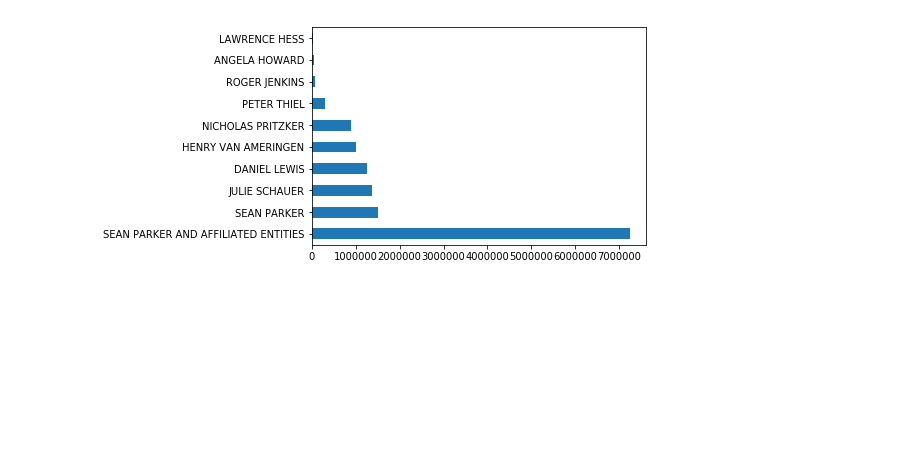
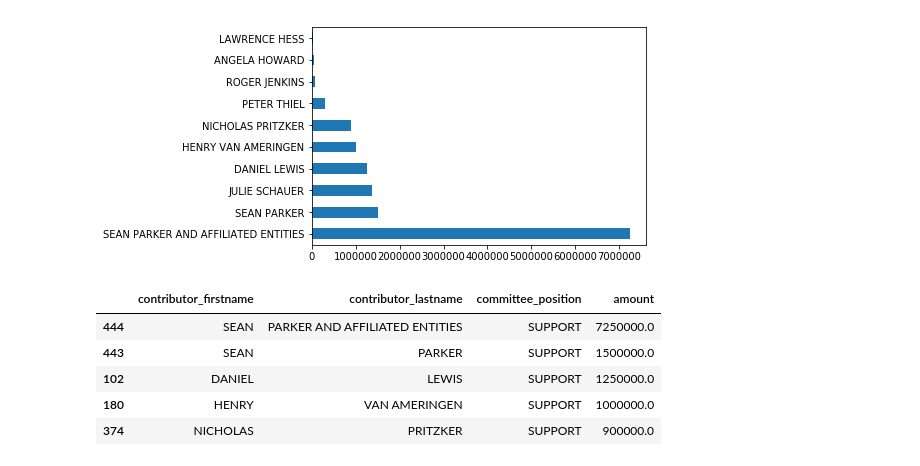
Before and after one commit to maciejszulc/first-python-notebook, a Jupyter notebook: Data_Cal_Access.ipynb, the cells around one changed output. Cells and saved outputs as stored; diff of their text form; code cells hidden in the pictures; blank space fills up the shorter version.

```diff
--- a/Data_Cal_Access.ipynb
+++ b/Data_Cal_Access.ipynb
@@ -596,0 +619,9 @@ merged.value_count("contributor_state")
+# %%
+top_supporters.head(5)
+# %% [output]
+|  | contributor_firstname | contributor_lastname | committee_position | amount |
+| 444 | SEAN | PARKER AND AFFILIATED ENTITIES | SUPPORT | 7250000.0 |
+| 443 | SEAN | PARKER | SUPPORT | 1500000.0 |
+| 102 | DANIEL | LEWIS | SUPPORT | 1250000.0 |
+| 180 | HENRY | VAN AMERINGEN | SUPPORT | 1000000.0 |
+| 374 | NICHOLAS | PRITZKER | SUPPORT | 900000.0 |
```
Also changed, not shown: parts of 26 cells of this notebook.
